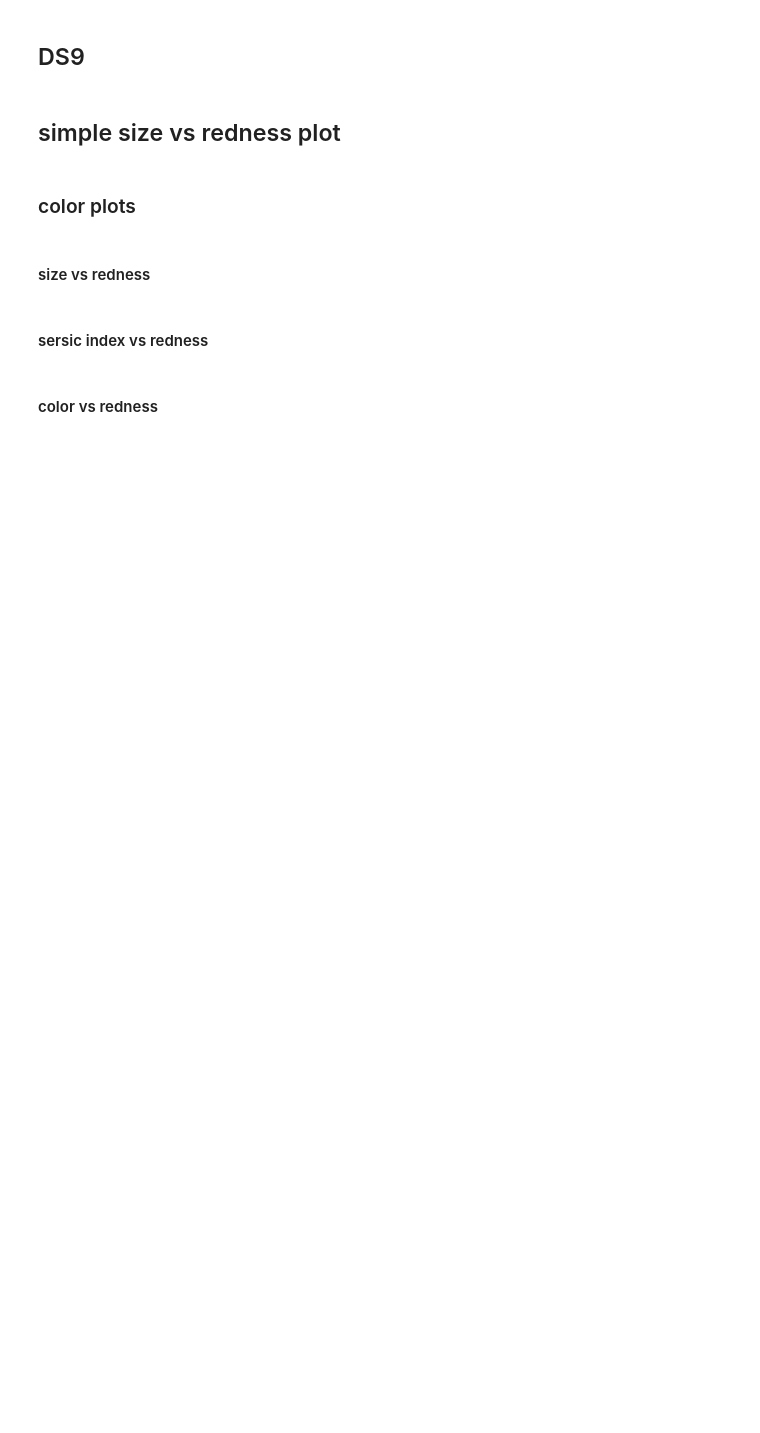
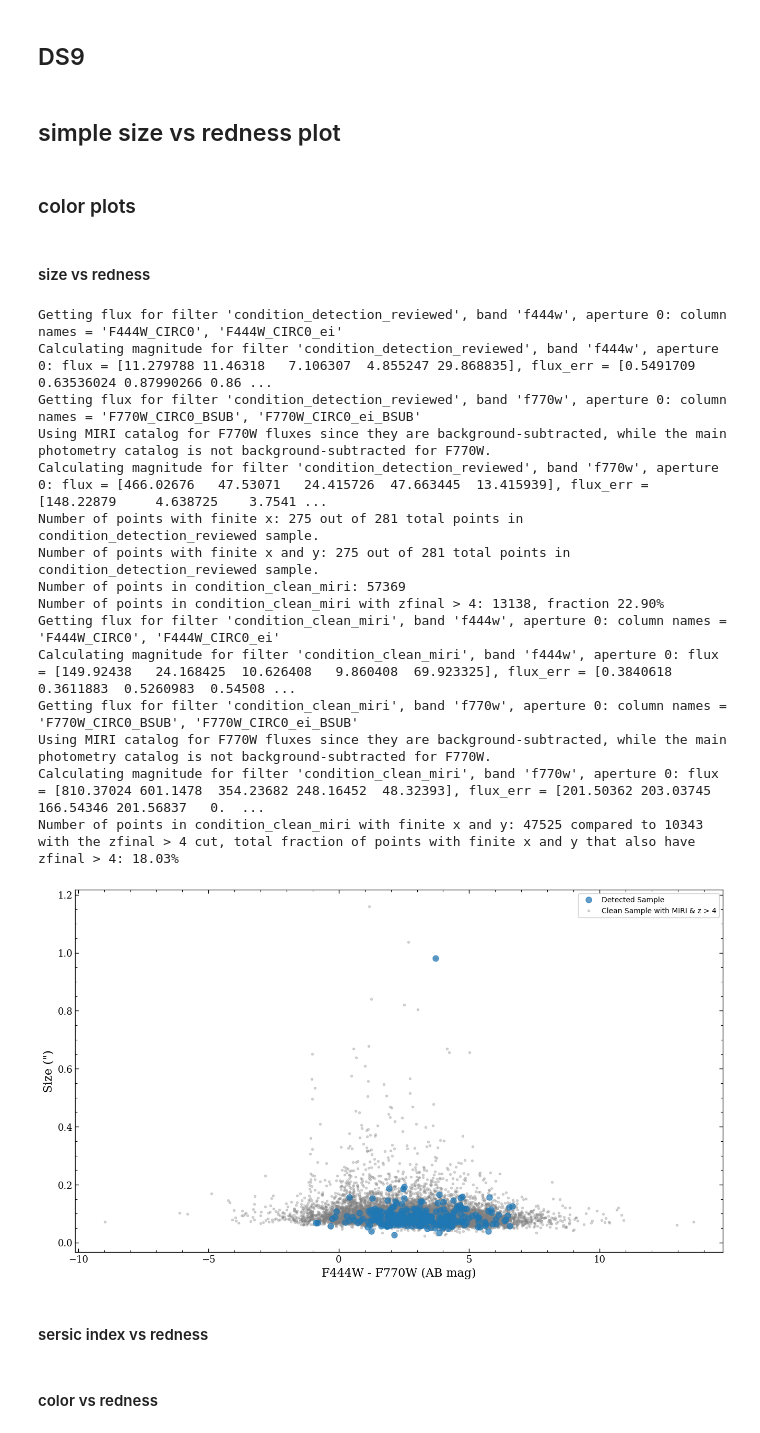
Before and after one commit to poulinal/DRG-COSMOS-WEB, a Jupyter notebook: src/analysis.ipynb, the cells around one changed output. Saved outputs shown, nothing was run; the diff lists cells and outputs as text; code cells hidden in the pictures; blank space fills up the shorter version.

```diff
--- a/src/analysis.ipynb
+++ b/src/analysis.ipynb
@@ -277,0 +384,35 @@ np.set_printoptions(suppress=False)
+# %%
+jades_S_detection_ids = []
+
+#automatically source through all 'circ*', all aperatures in jadesAperatureEnum, and both '_e' and '_ei' uncertainty types and append the ids of the detected objects in JADES S to the jades_S_detection_ids list, and then make condition_detection_reviewed the jades_S_detection_ids
+all_circs = ['circ', 'circ_bsub', 'circ_conv', 'circ_bsub_conv']
+for circ in all_circs:
+    for aperture in JadesApertureEnum:
+        for uncertainty_type in ['_e', '_ei']:
+            # print(f"Processing circ: {circ}, aperture: {aperture.value}, uncertainty type: {uncertainty_type}...")
+            # filtername = f'{circ}_{aperture.value}{uncertainty_type}'
+            catalogHandler.set_circ_to_use(circ)
+            catalogHandler.purity_cut()
+            catalogHandler.clean_miri_cut(aperature = aperture.value)
+            image_error = True if uncertainty_type == '_ei' else False
+            catalogHandler.make_selection_cut(aperature = aperture.value, use_image_error=image_error)
+            ids_in_filter = catalogHandler.get_filter_cut(
+                filtername='condition_detection_all_jades',
+                filter_func=lambda flag, size, circ, miri, photoz: flag['ID'] != -1,
+                filter_to_take_from='condition_detection_aper'
+            )
+            # Extract actual IDs from the filtered catalog where the boolean mask is True
+            detected_ids = catalogHandler.get_ids('condition_detection_all_jades')[ids_in_filter]
+            print(f"\nIDs ({len(detected_ids)}) in filter for circ: {circ}, aperture: {aperture.value}, uncertainty type: {uncertainty_type}: {detected_ids}\n")
+            jades_S_detection_ids.extend(detected_ids)
+
+jades_S_detection_ids = np.unique(np.array(jades_S_detection_ids))
+print(f"All detected IDs in JADES S across all circ, apertures, and uncertainty types: {jades_S_detection_ids}")
+print(f"Unique detected IDs in JADES S across all circ, apertures, and uncertainty types: Total {len(np.unique(jades_S_detection_ids))}, {np.unique(jades_S_detection_ids)}")
+
+#make condition_detection_reviewed the jades_S_detection_ids
+condition_detection_reviewed = catalogHandler.get_filter_cut(
+    filtername='condition_detection_reviewed',
+    filter_func=lambda flag, size, circ, miri, photoz: np.isin(np.asarray(flag['ID']), jades_S_detection_ids),
+    filter_to_take_from='original'
+)
@@ -388,12 +558,14 @@ with mpl.rc_context(_rcparams):
 mag444, mag444_err = catalogHandler.get_filter_magnitude('condition_detection_reviewed', 'F444W', aperture=aperature_for_analysis)
 mag770, mag770_err = catalogHandler.get_filter_magnitude('condition_detection_reviewed', 'F770W', aperture=aperature_for_analysis)
 x = mag444 - mag770
+print(f"Number of points with finite x: {np.sum(np.isfinite(x))} out of {len(x)} total points in condition_detection_reviewed sample.")
 y_arcsec, yerr_arcsec = catalogHandler.get_radius('condition_detection_reviewed')
 y_arcsec = y_arcsec.astype(float)  # in arcseconds
 yerr_arcsec = yerr_arcsec.astype(float) if yerr_arcsec is not None else None  # in arcseconds
 ids = catalogHandler.get_ids('condition_detection_reviewed')
 
 mask = np.isfinite(x) & np.isfinite(y_arcsec)
+print(f"Number of points with finite x and y: {np.sum(np.isfinite(x) & np.isfinite(y_arcsec))} out of {len(x)} total points in condition_detection_reviewed sample.")
 
 axSizeRedness.errorbar(x[mask], y_arcsec[mask], yerr=yerr_arcsec[mask], fmt='o', linestyle='none',
                        alpha=0.7, markersize=8, label="Detected Sample", zorder=1) if yerr_arcsec is not None else axSizeRedness.plot(x[mask], y_arcsec[mask], 'o', alpha=0.7, markersize=8, label="Detected Sample", zorder=1)
@@ -436,35 +608,52 @@ print(f"Number of points in condition_clean_miri with finite x and y: {np.sum(np
 axSizeRedness.errorbar(x_clean[mask_clean], y_clean_arcsec[mask_clean], yerr=yerr_clean_arcsec[mask_clean], fmt='o', linestyle='none',
                        alpha=0.3, markersize=3, color='gray', label="Clean Sample with MIRI & z > 4", zorder=0, elinewidth=0.1) if yerr_clean_arcsec is not None else axSizeRedness.plot(x_clean[mask_clean], y_clean_arcsec[mask_clean], 'o', alpha=0.3, markersize=3, color='gray', label="Clean Sample with MIRI & z > 4", zorder=0)
 
 #include a zoom-in inset on the plot that zooms in on the region where the detected objects are, say x between -1 and 4, and y between -0.00005 and 0.00015
 # from mpl_toolkits.axes_grid1.inset_locator import inset_axes
 # axins = inset_axes(axSizeRedness, width="40%", height="40%", loc='upper left', borderpad=1)
 # axins.errorbar(x[mask], y[mask], yerr=yerr[mask], fmt='o', linestyle='none',
 #                alpha=0.7, markersize=5, label="Detected Sample", zorder=1)
 # axins.errorbar(x_clean[mask_clean], y_clean[mask_clean], yerr=yerr_clean[mask_clean], fmt='o', linestyle='none',
 #                alpha=0.3, markersize=3, color='gray', label="Clean Sample", zorder=0)
 # #plot the masked out id = 334444, 369896, 413568 as red points with a star marker on the inset as well
 # axins.errorbar(x[mask_sketchy], y[mask_sketchy], yerr=yerr[mask_sketchy], marker='*', color='red', markersize=5, linestyle='none', label="Detected Observed in Radio", zorder=2)
 # #plot the labels for the masked out points on the inset as well
 # for xi, yi, lab in zip(x[mask_sketchy], y[mask_sketchy], ids[mask_sketchy]):
 #     axins.annotate(str(int(lab)) if np.issubdtype(np.asarray(lab).dtype, np.integer) else str(lab),
 #                    (xi, yi), xytext=(4, 4), textcoords='offset points', fontsize=6)
 # #put inset yticks on the right side
 # axins.yaxis.tick_right()
 # axins.set_xlim(-0.5, 2.5)
 # axins.set_ylim(-0.00005, 0.00015)
 
 
 
 axSizeRedness.set_xlabel('F444W - F770W (AB mag)')
 axSizeRedness.set_ylabel('Size (")')
-axSizeRedness.set_xlim(-1, 4)
-axSizeRedness.set_ylim(-0.1, 1.2)
+# axSizeRedness.set_xlim(-1, 4)
+# axSizeRedness.set_ylim(-0.1, 1.2)
 # axSizeRedness.set_yscale('log')
 axSizeRedness.minorticks_on()
 axSizeRedness.legend(loc='best', framealpha=0.9)
 
 plt.show()
+# %% [output]
+Getting flux for filter 'condition_detection_reviewed', band 'f444w', aperture 0: column names = 'F444W_CIRC0', 'F444W_CIRC0_ei'
+Calculating magnitude for filter 'condition_detection_reviewed', band 'f444w', aperture 0: flux = [11.279788 11.46318   7.106307  4.855247 29.868835], flux_err = [0.5491709  0.63536024 0.87990266 0.86 ...
+Getting flux for filter 'condition_detection_reviewed', band 'f770w', aperture 0: column names = 'F770W_CIRC0_BSUB', 'F770W_CIRC0_ei_BSUB'
+Using MIRI catalog for F770W fluxes since they are background-subtracted, while the main photometry catalog is not background-subtracted for F770W.
+Calculating magnitude for filter 'condition_detection_reviewed', band 'f770w', aperture 0: flux = [466.02676   47.53071   24.415726  47.663445  13.415939], flux_err = [148.22879     4.638725    3.7541 ...
+Number of points with finite x: 275 out of 281 total points in condition_detection_reviewed sample.
+Number of points with finite x and y: 275 out of 281 total points in condition_detection_reviewed sample.
+Number of points in condition_clean_miri: 57369
+Number of points in condition_clean_miri with zfinal > 4: 13138, fraction 22.90%
+Getting flux for filter 'condition_clean_miri', band 'f444w', aperture 0: column names = 'F444W_CIRC0', 'F444W_CIRC0_ei'
+Calculating magnitude for filter 'condition_clean_miri', band 'f444w', aperture 0: flux = [149.92438   24.168425  10.626408   9.860408  69.923325], flux_err = [0.3840618  0.3611883  0.5260983  0.54508 ...
+Getting flux for filter 'condition_clean_miri', band 'f770w', aperture 0: column names = 'F770W_CIRC0_BSUB', 'F770W_CIRC0_ei_BSUB'
+Using MIRI catalog for F770W fluxes since they are background-subtracted, while the main photometry catalog is not background-subtracted for F770W.
+Calculating magnitude for filter 'condition_clean_miri', band 'f770w', aperture 0: flux = [810.37024 601.1478  354.23682 248.16452  48.32393], flux_err = [201.50362 203.03745 166.54346 201.56837   0.  ...
+Number of points in condition_clean_miri with finite x and y: 47525 compared to 10343 with the zfinal > 4 cut, total fraction of points with finite x and y that also have zfinal > 4: 18.03%
+[figure, added]
 # %%
 #print id and properties of the points with F444W - F770W < 0 (blue points in the plot)
 blue_mask = x < 0
```
Also changed, not shown: parts of 15 cells of this notebook, 3 other files.
